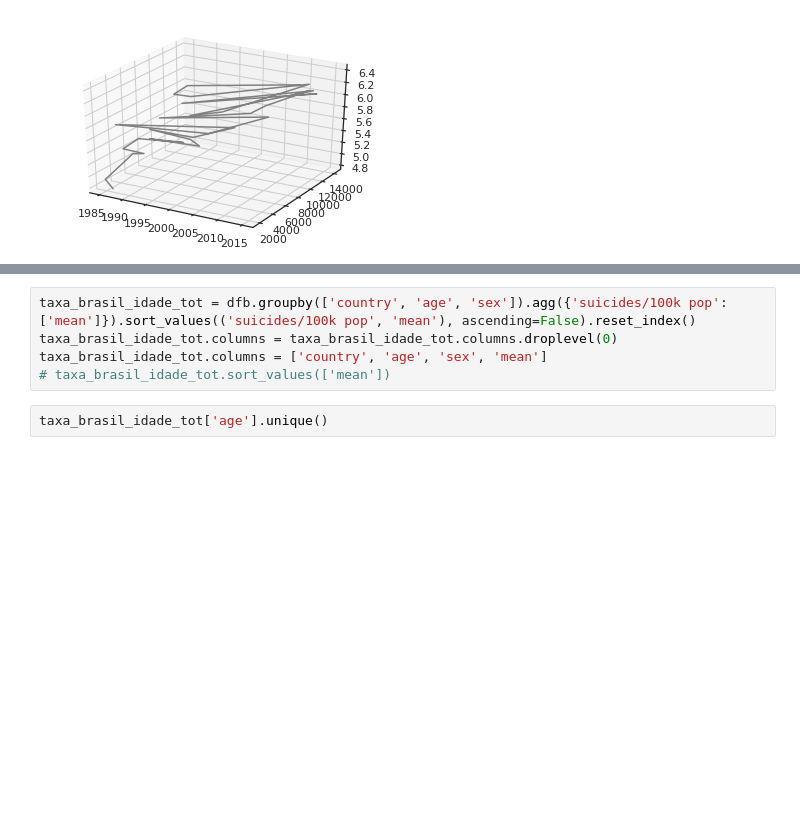
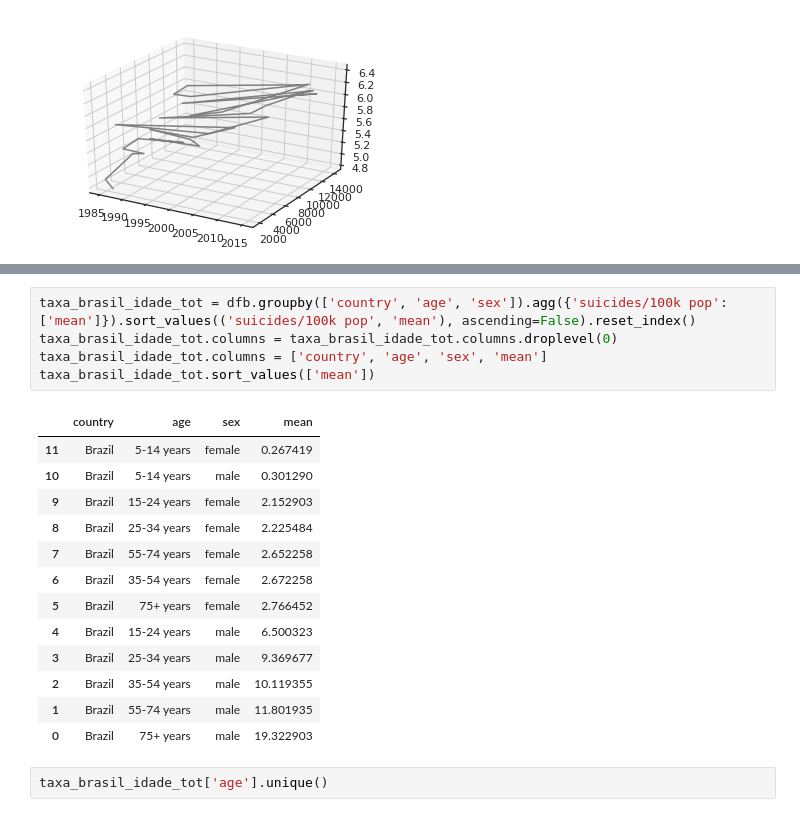
Before and after one commit to josepefg/kaggle, a Jupyter notebook: Taxa_Suicidio_Brasil.ipynb, the cells around one changed output, grey strips where cells are left out. Cells and saved outputs as stored; diff of their text form; blank space fills up the shorter version.

```diff
--- a/Taxa_Suicidio_Brasil.ipynb
+++ b/Taxa_Suicidio_Brasil.ipynb
@@ -311,8 +308,22 @@ fig.show()
 # %%
 taxa_brasil_idade_tot = dfb.groupby(['country', 'age', 'sex']).agg({'suicides/100k pop': ['mean']}).sort_values(('suicides/100k pop', 'mean'), ascending=False).reset_index()
 taxa_brasil_idade_tot.columns = taxa_brasil_idade_tot.columns.droplevel(0)
 taxa_brasil_idade_tot.columns = ['country', 'age', 'sex', 'mean']
-# taxa_brasil_idade_tot.sort_values(['mean'])
+taxa_brasil_idade_tot.sort_values(['mean'])
+# %% [output]
+|  | country | age | sex | mean |
+| 11 | Brazil | 5-14 years | female | 0.267419 |
+| 10 | Brazil | 5-14 years | male | 0.301290 |
+| 9 | Brazil | 15-24 years | female | 2.152903 |
+| 8 | Brazil | 25-34 years | female | 2.225484 |
+| 7 | Brazil | 55-74 years | female | 2.652258 |
+| 6 | Brazil | 35-54 years | female | 2.672258 |
+| 5 | Brazil | 75+ years | female | 2.766452 |
+| 4 | Brazil | 15-24 years | male | 6.500323 |
+| 3 | Brazil | 25-34 years | male | 9.369677 |
+| 2 | Brazil | 35-54 years | male | 10.119355 |
+| 1 | Brazil | 55-74 years | male | 11.801935 |
+| 0 | Brazil | 75+ years | male | 19.322903 |
 # %%
 taxa_brasil_idade_tot['age'].unique()
 # %% [output]
```
Also changed, not shown: parts of 2 cells of this notebook.
